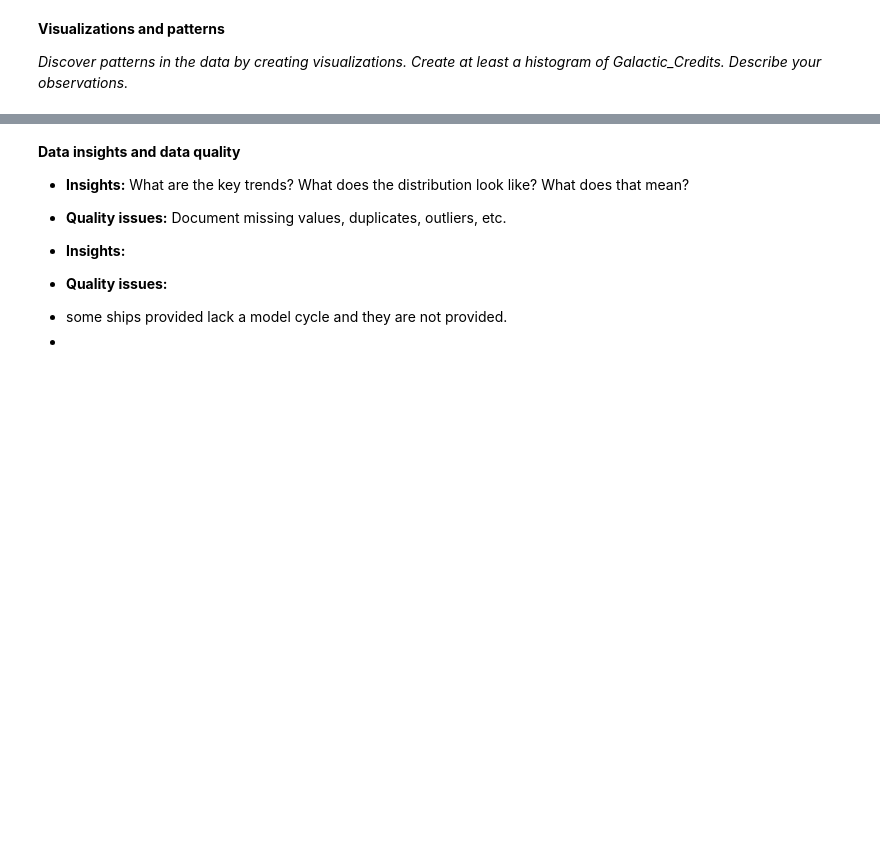
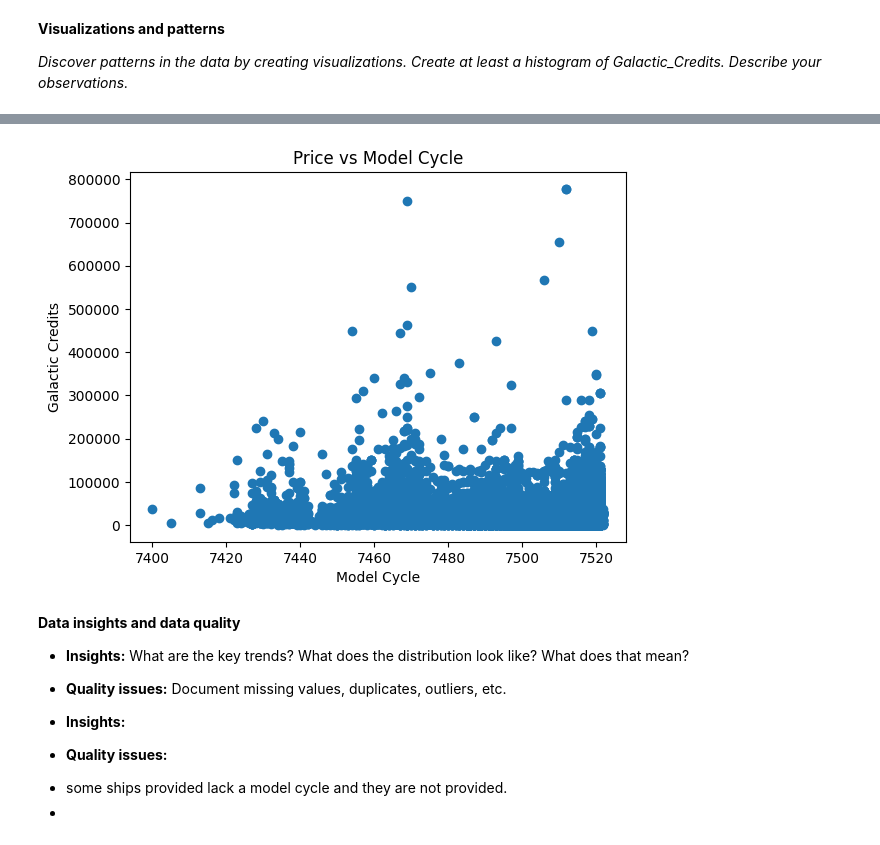
Before and after one commit to iuliabac/0329---Assignment, a Jupyter notebook: assignment_template_it1.ipynb, the cells around one changed output, grey strips where cells are left out. Cells and saved outputs as stored; diff of their text form; code cells hidden in the pictures; blank space fills up the shorter version.

```diff
--- a/assignment_template_it1.ipynb
+++ b/assignment_template_it1.ipynb
@@ -118,3 +119,11 @@ plt.show()
+# %%
+plt.scatter(df['Model_Cycle'], df['Galactic_Credits'])
+plt.xlabel('Model Cycle')
+plt.ylabel('Galactic Credits')
+plt.title('Price vs Model Cycle')
+plt.show()
+# %% [output]
+[figure, added]
 # %% [markdown]
 **Data insights and data quality**
 * **Insights:** What are the key trends? What does the distribution look like? What does that mean?
```
Also changed, not shown: parts of 3 cells of this notebook.
